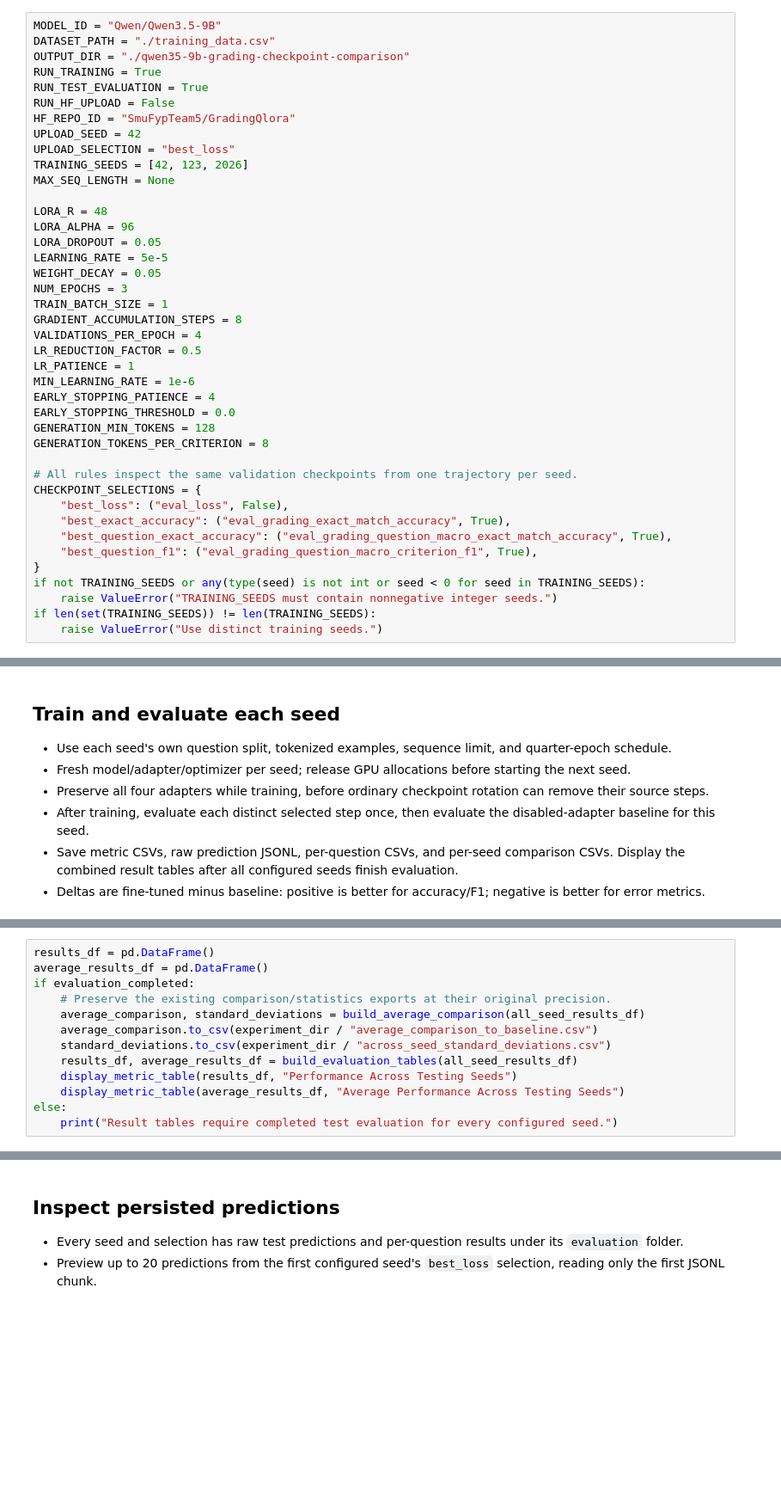
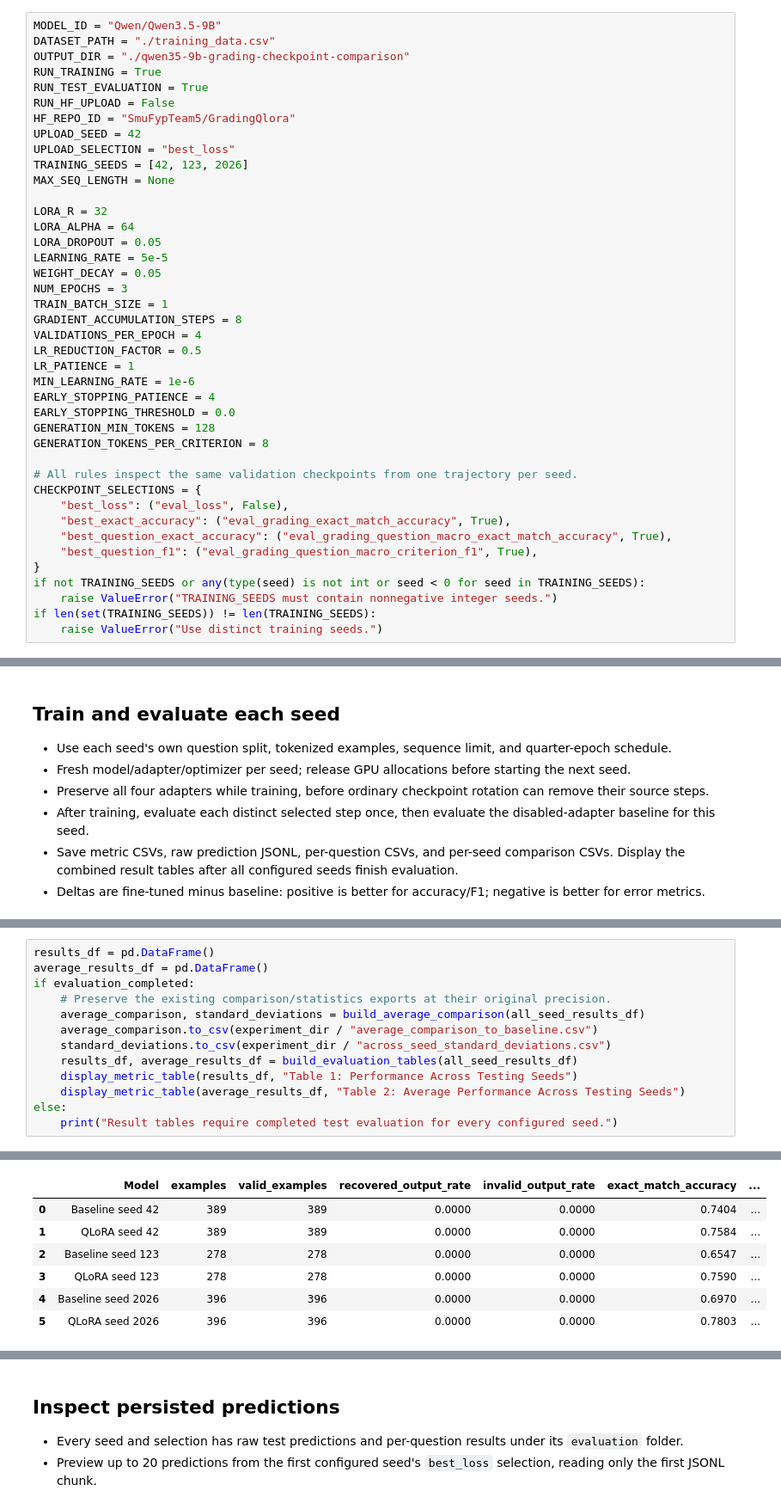
Before and after one commit to FYP-Team-5/Model, a Jupyter notebook: 8 Grading Checkpoint/8 Grading-Metric Checkpoint Selection (48r, 96a).ipynb, the cells around one changed output, grey strips where cells are left out. Shown at 86% size. Drawn from its saved outputs; the diff is of its cells as text; blank space fills up the shorter version.

```diff
--- a/8 Grading Checkpoint/8 Grading-Metric Checkpoint Selection (48r, 96a).ipynb
+++ b/8 Grading Checkpoint/8 Grading-Metric Checkpoint Selection (48r, 96a).ipynb
@@ -132,8 +155,8 @@ UPLOAD_SELECTION = "best_loss"
 TRAINING_SEEDS = [42, 123, 2026]
 MAX_SEQ_LENGTH = None
 
-LORA_R = 48
-LORA_ALPHA = 96
+LORA_R = 32
+LORA_ALPHA = 64
 LORA_DROPOUT = 0.05
 LEARNING_RATE = 5e-5
 WEIGHT_DECAY = 0.05
@@ -1123,7 +1269,8 @@ if evaluation_completed:
     average_comparison.to_csv(experiment_dir / "average_comparison_to_baseline.csv")
     standard_deviations.to_csv(experiment_dir / "across_seed_standard_deviations.csv")
     results_df, average_results_df = build_evaluation_tables(all_seed_results_df)
-    display_metric_table(results_df, "Performance Across Testing Seeds")
-    display_metric_table(average_results_df, "Average Performance Across Testing Seeds")
+    display_metric_table(results_df, "Table 1: Performance Across Testing Seeds")
+    display_metric_table(average_results_df, "Table 2: Average Performance Across Testing Seeds")
 else:
     print("Result tables require completed test evaluation for every configured seed.")
+# %% [output]
@@ -1129,0 +1278,7 @@ else:
+|  | Model | examples | valid_examples | recovered_output_rate | invalid_output_rate | exact_match_accuracy | ... |
+| 0 | Baseline seed 42 | 389 | 389 | 0.0000 | 0.0000 | 0.7404 | ... |
+| 1 | QLoRA seed 42 | 389 | 389 | 0.0000 | 0.0000 | 0.7584 | ... |
+| 2 | Baseline seed 123 | 278 | 278 | 0.0000 | 0.0000 | 0.6547 | ... |
+| 3 | QLoRA seed 123 | 278 | 278 | 0.0000 | 0.0000 | 0.7590 | ... |
+| 4 | Baseline seed 2026 | 396 | 396 | 0.0000 | 0.0000 | 0.6970 | ... |
+| 5 | QLoRA seed 2026 | 396 | 396 | 0.0000 | 0.0000 | 0.7803 | ... |
```
Also changed, not shown: parts of 17 cells of this notebook.
